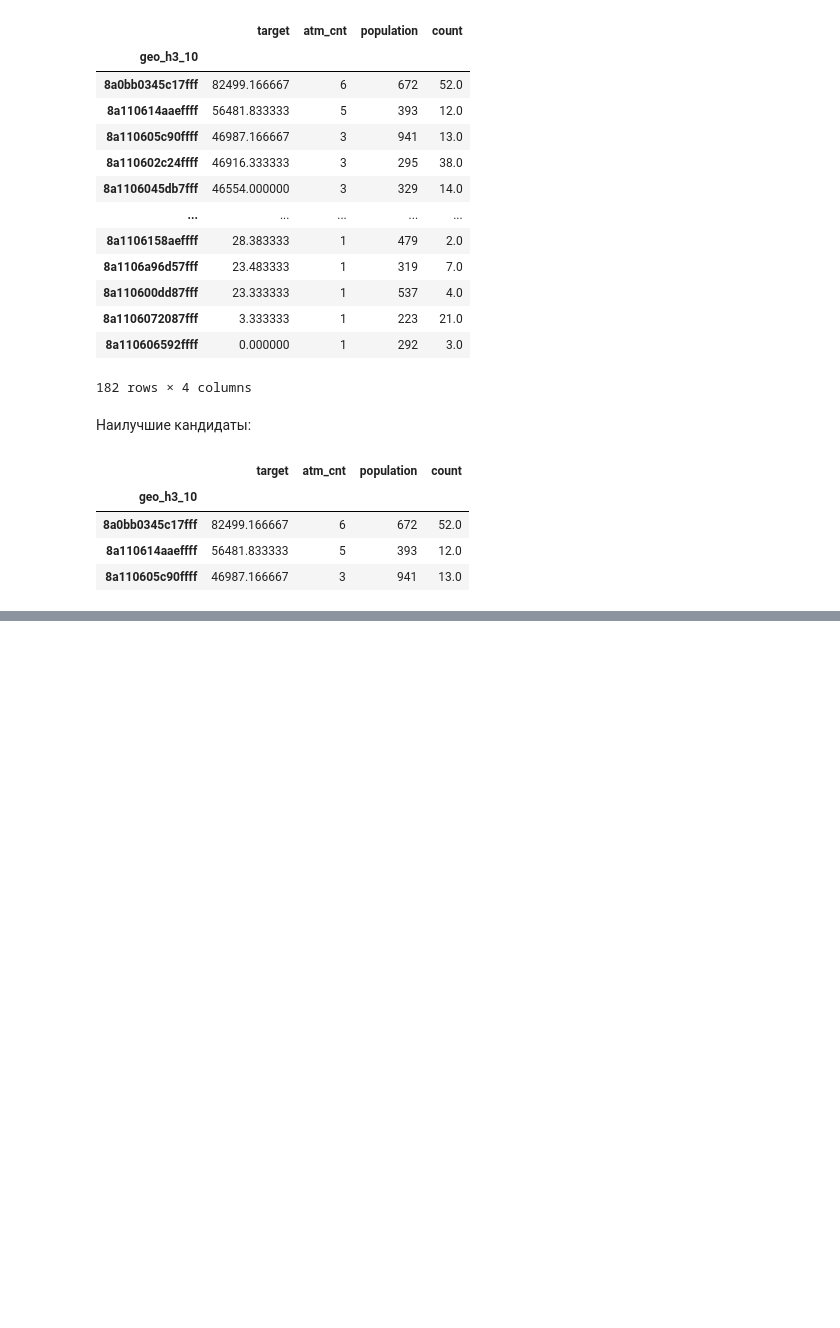
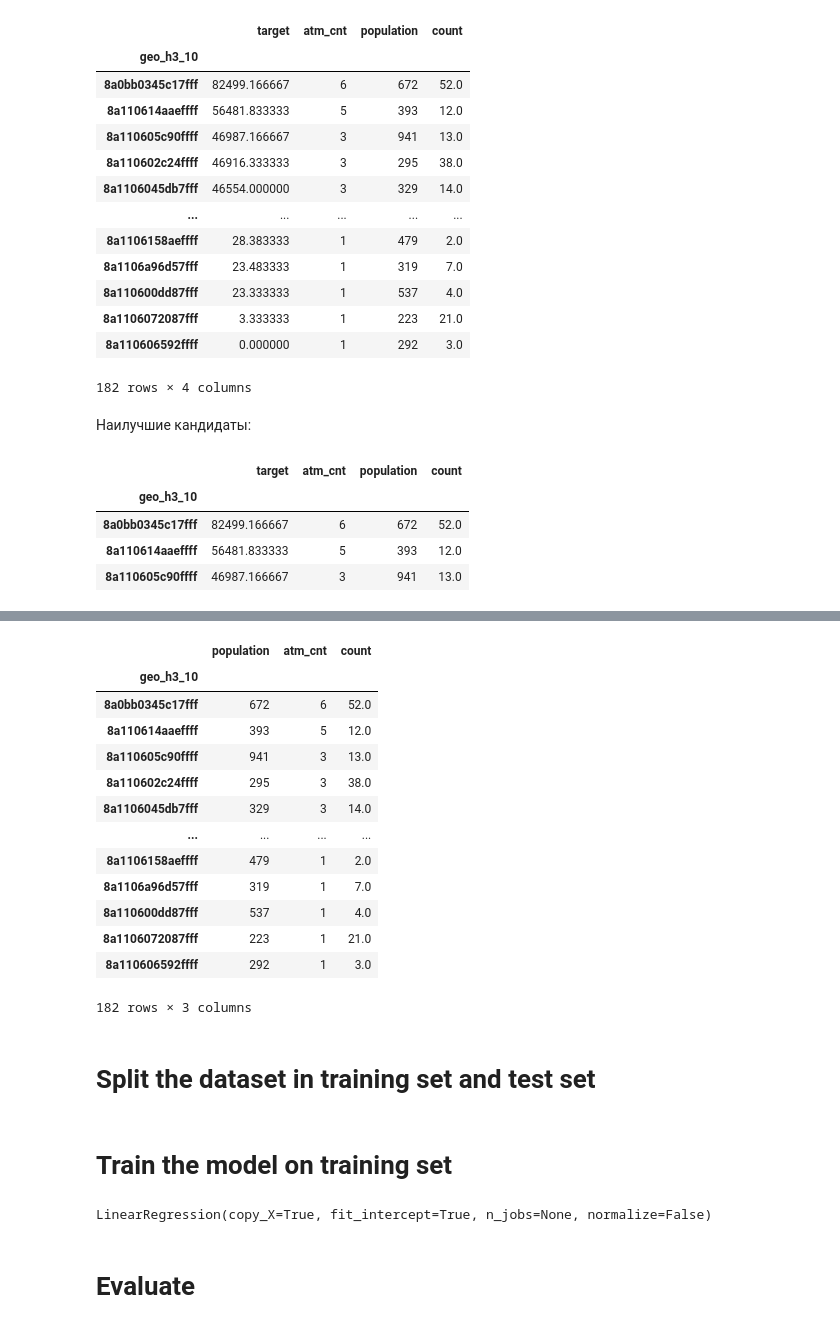
Before and after one commit to olegshch1/For_something, a Jupyter notebook: best_choice2.ipynb, the cells around one changed output, grey strips where cells are left out. Saved outputs shown, nothing was run; the diff lists cells and outputs as text; code cells hidden in the pictures; blank space fills up the shorter version.

Commit message:
dataset added

```diff
--- a/best_choice.ipynb
+++ b/best_choice2.ipynb
@@ -361,7 +361,7 @@ df_rating2
 | 8a1106ab6017fff | 19567.333333 | 3 | 965 | 10.0 |
 182 rows × 4 columns
 # %%
-df_rating2=df_rating2.sort_values(by=['target','atm_cnt','population','count'],ascending=[False,True,False,False])
+df_rating2=df_rating2.sort_values(by=['target','atm_cnt','population'],ascending=[False,True,False])
 # %%
 df_rating2
 # %% [output]
@@ -391,0 +409,20 @@ df_rating2.head(3)
+# %%
+x=df_rating2[['population','atm_cnt', 'count']]
+x
+# %% [output]
+|  | population | atm_cnt | count |
+| geo_h3_10 |  |  |  |
+| 8a0bb0345c17fff | 672 | 6 | 52.0 |
+| 8a110614aaeffff | 393 | 5 | 12.0 |
+| 8a110605c90ffff | 941 | 3 | 13.0 |
+| 8a110602c24ffff | 295 | 3 | 38.0 |
+| 8a1106045db7fff | 329 | 3 | 14.0 |
+| ... | ... | ... | ... |
+| 8a1106158aeffff | 479 | 1 | 2.0 |
+| 8a1106a96d57fff | 319 | 1 | 7.0 |
+| 8a110600dd87fff | 537 | 1 | 4.0 |
+| 8a1106072087fff | 223 | 1 | 21.0 |
+| 8a110606592ffff | 292 | 1 | 3.0 |
+182 rows × 3 columns
+# %% [markdown]
+# Split the dataset in training set and test set
@@ -391,0 +432,10 @@ df_rating2.head(3)
+# %% [markdown]
+# Train the model on training set
+# %%
+from sklearn.linear_model import LinearRegression
+ml=LinearRegression()
+ml.fit(x_train,y_train)
+# %% [output]
+LinearRegression(copy_X=True, fit_intercept=True, n_jobs=None, normalize=False)
+# %% [markdown]
+# Evaluate
```
Also changed, not shown: parts of 4 cells of this notebook.
